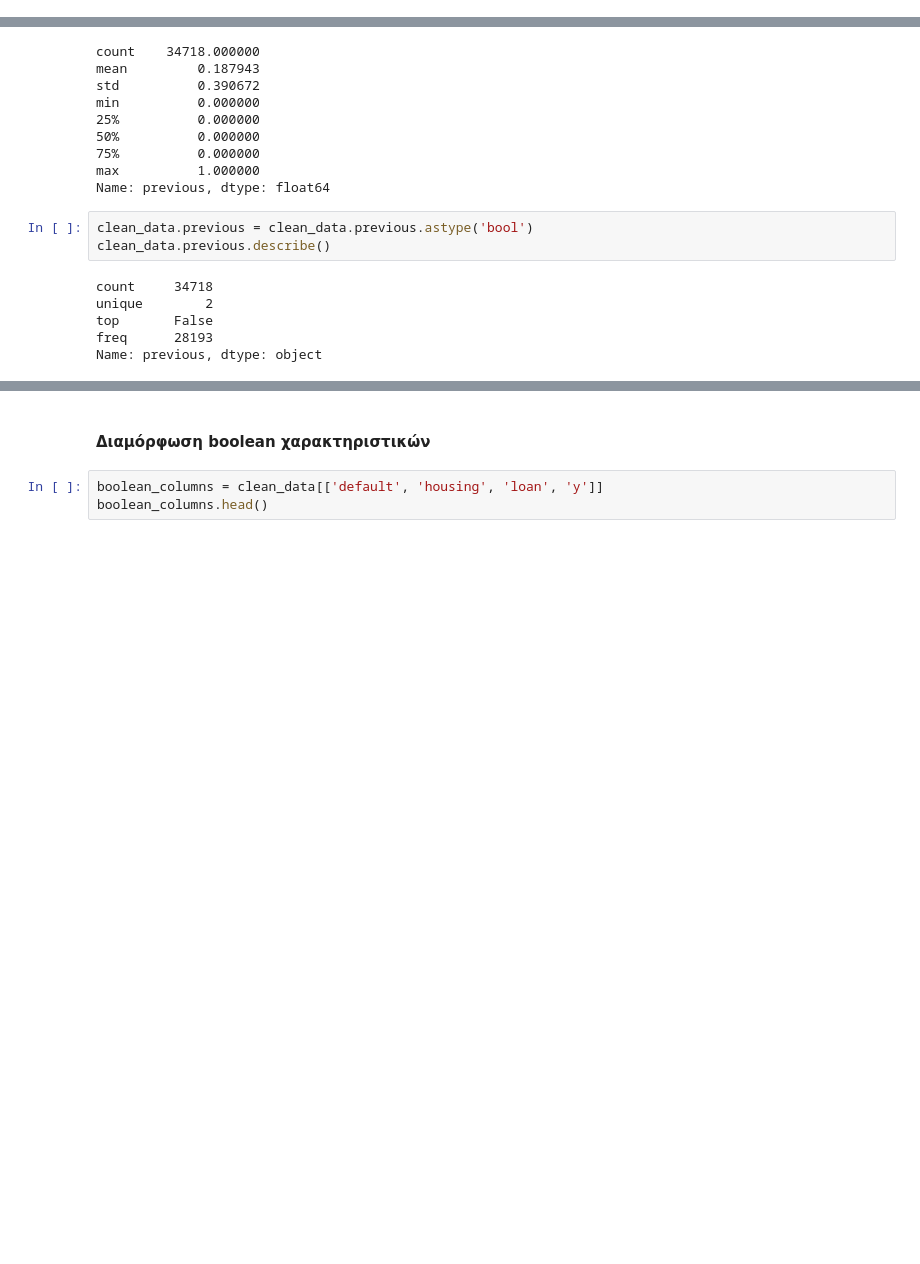
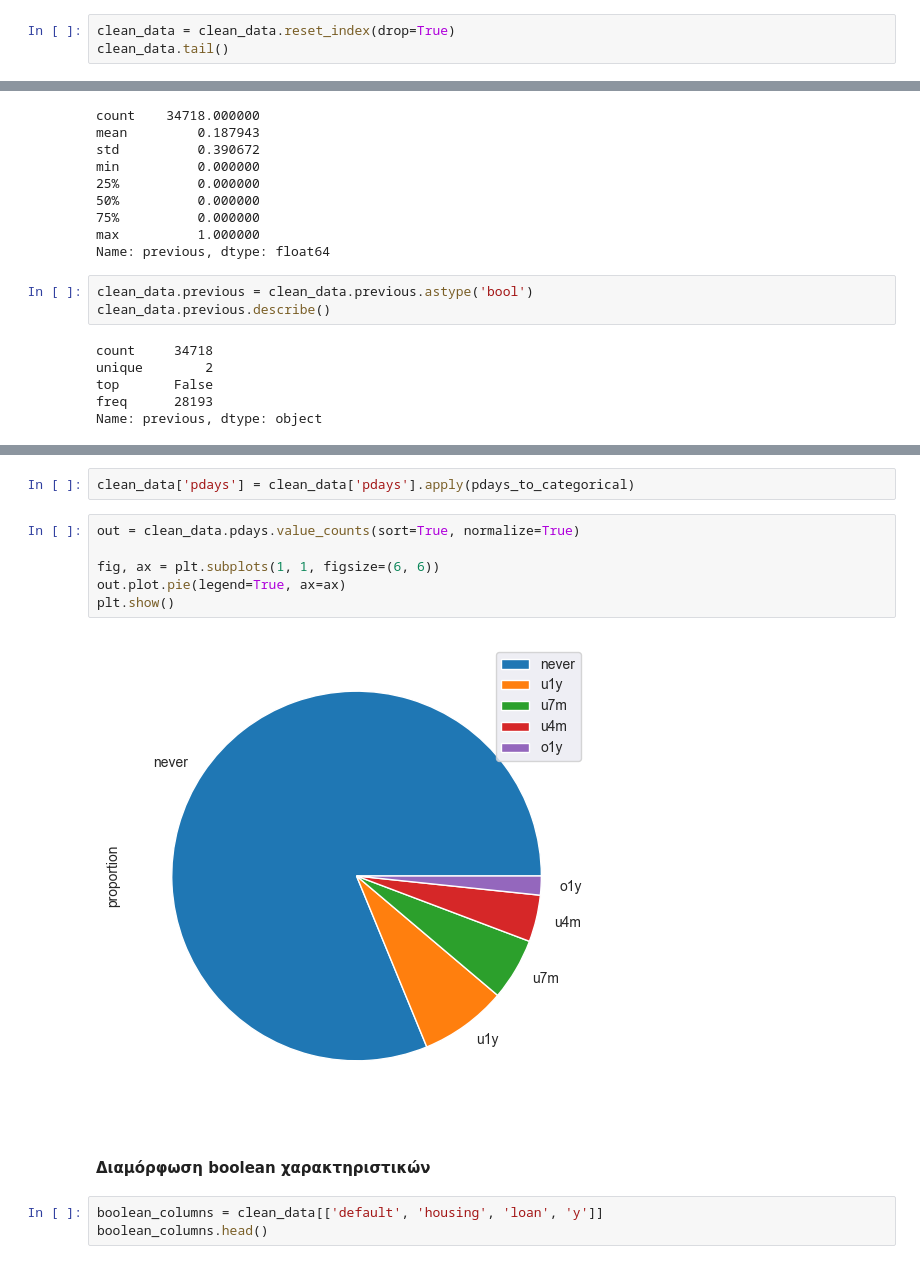
Before and after one commit to chMastellou/Data_Analysis_Assignment_2024, a Jupyter notebook: data_preprocessing/data_preprocessing.ipynb, the cells around one changed output, grey strips where cells are left out. Saved outputs shown, nothing was run; the diff lists cells and outputs as text; blank space fills up the shorter version.

```diff
--- a/data_preprocessing/data_preprocessing.ipynb
+++ b/data_preprocessing/data_preprocessing.ipynb
@@ -169,3 +165,6 @@ clean_data = data_no_outliers[data_no_outliers['previous'] != 275]
 clean_data.shape
 # %% [output]
 (34718, 17)
+# %%
+clean_data = clean_data.reset_index(drop=True)
+clean_data.tail()
@@ -199,3 +252,13 @@ Name: previous, dtype: object
+# %%
+clean_data['pdays'] = clean_data['pdays'].apply(pdays_to_categorical)
+# %%
+out = clean_data.pdays.value_counts(sort=True, normalize=True)
+
+fig, ax = plt.subplots(1, 1, figsize=(6, 6))
+out.plot.pie(legend=True, ax=ax)
+plt.show()
+# %% [output]
+[figure, added]
 # %% [markdown]
 #### Διαμόρφωση boolean χαρακτηριστικών
 # %%
```
Also changed, not shown: parts of 28 cells of this notebook.
